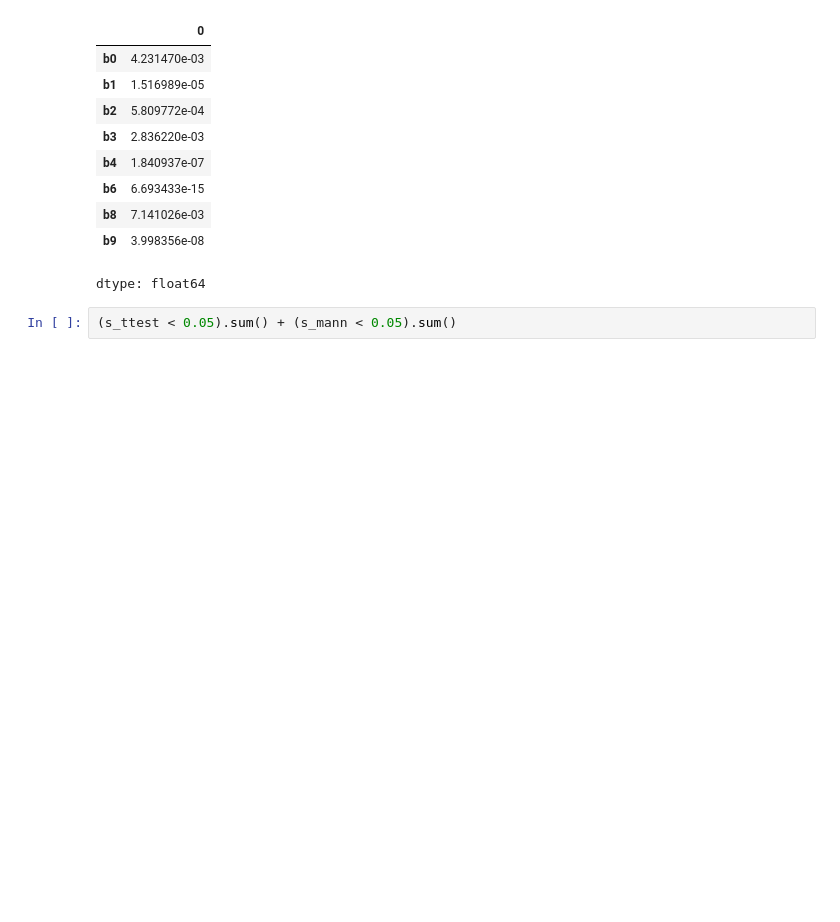
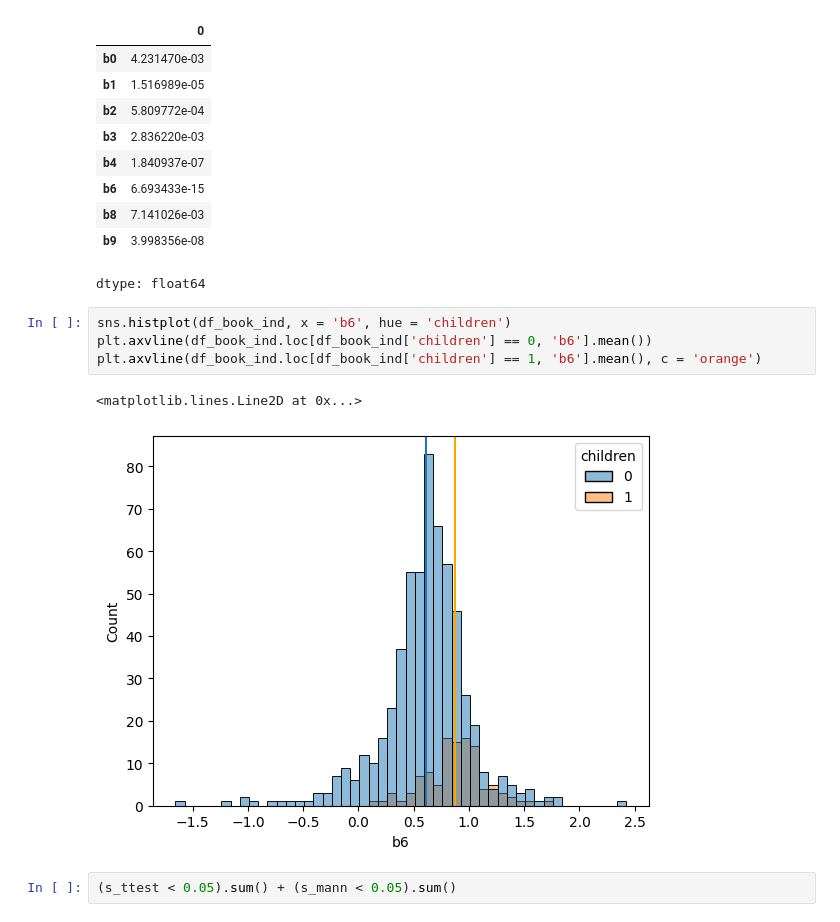
Before and after one commit to sunkusun9/DS_prob1_2510, a Jupyter notebook: prob_solution.ipynb, the cells around one changed output. Drawn from its saved outputs; the diff is of its cells as text; blank space fills up the shorter version.

```diff
--- a/prob_solution.ipynb
+++ b/prob_solution.ipynb
@@ -1123,6 +1123,13 @@ s_mann
 | b8 | 7.141026e-03 |
 | b9 | 3.998356e-08 |
 dtype: float64
+# %%
+sns.histplot(df_book_ind, x = 'b6', hue = 'children')
+plt.axvline(df_book_ind.loc[df_book_ind['children'] == 0, 'b6'].mean())
+plt.axvline(df_book_ind.loc[df_book_ind['children'] == 1, 'b6'].mean(), c = 'orange')
+# %% [output]
+<matplotlib.lines.Line2D at 0x...>
+[figure, added]
 # %%
 (s_ttest < 0.05).sum() + (s_mann < 0.05).sum()
 # %% [output]
```
Also changed, not shown: parts of 9 cells of this notebook.
